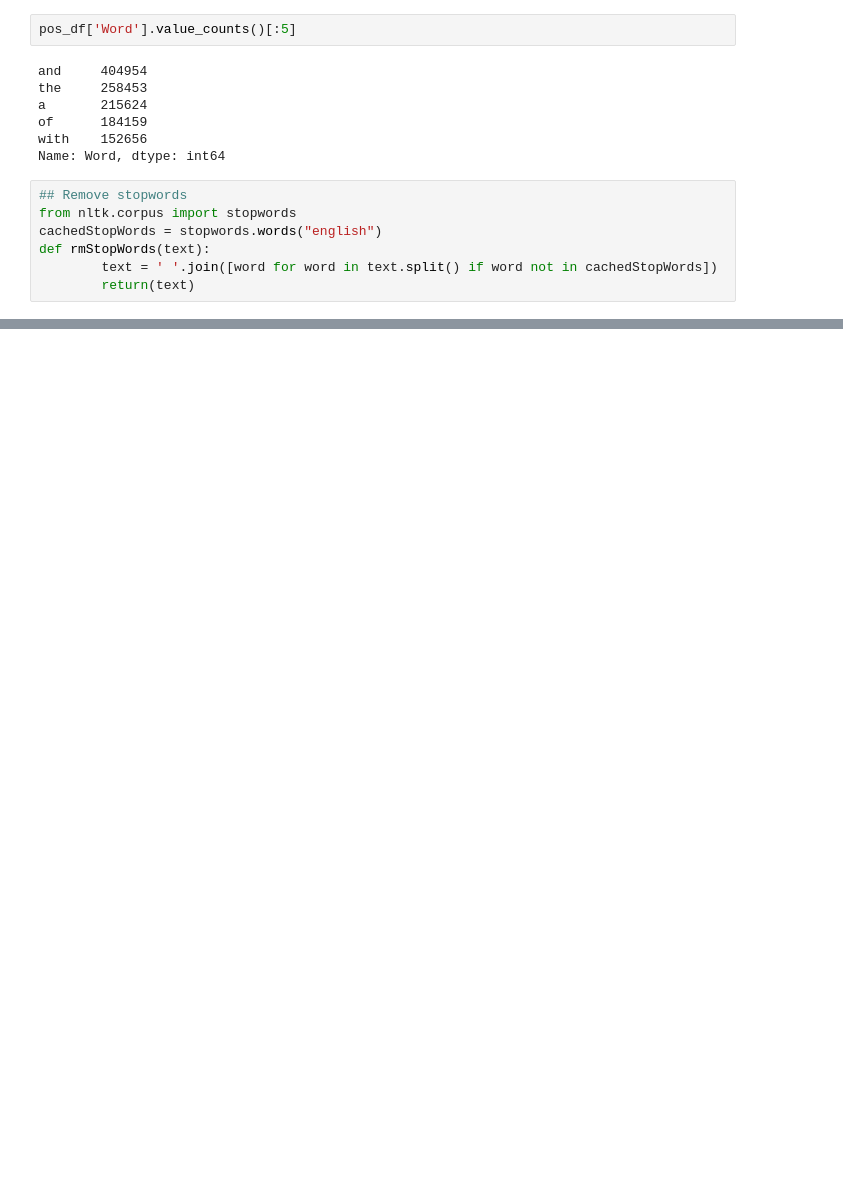
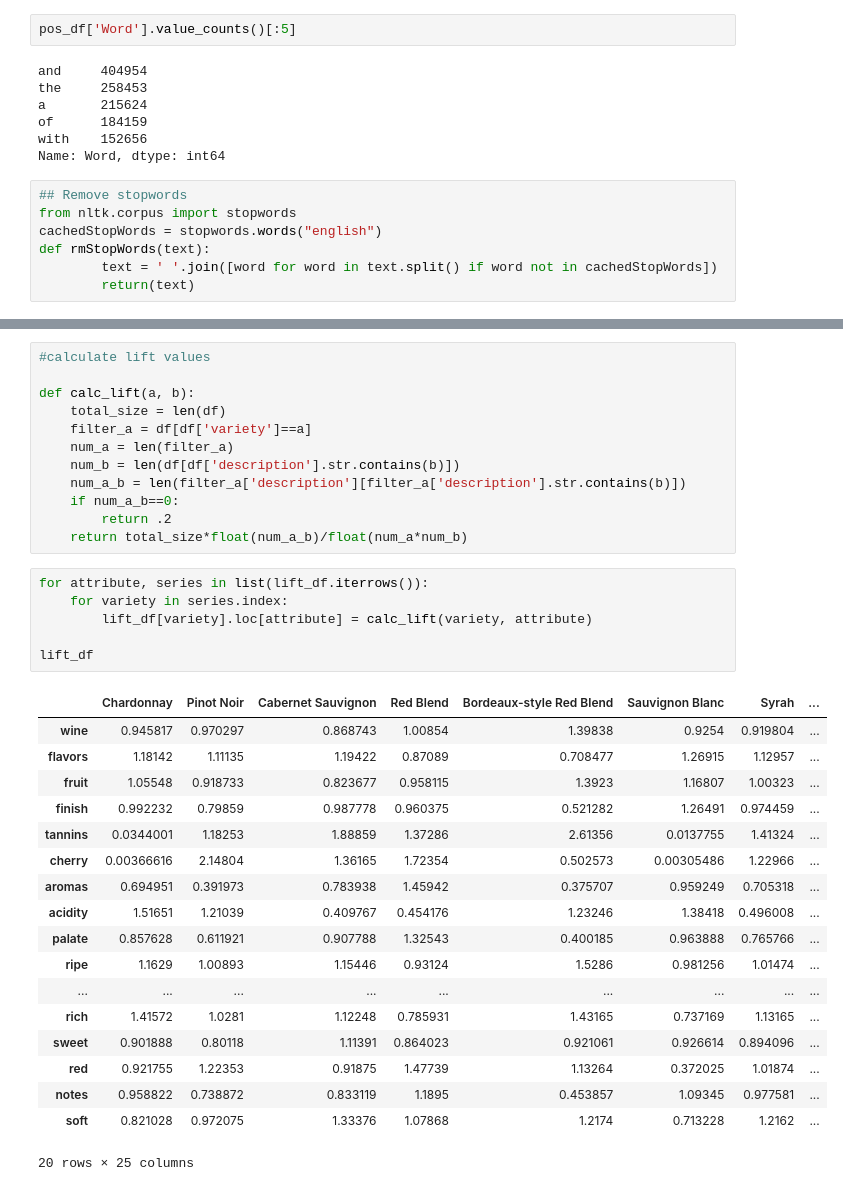
Before and after one commit to p-mckenzie/TextAnalytics, a Jupyter notebook: Project/Text_Project.ipynb, the cells around one changed output, grey strips where cells are left out. Drawn from its saved outputs; the diff is of its cells as text; blank space fills up the shorter version.

```diff
--- a/Project/Text_Project.ipynb
+++ b/Project/Text_Project.ipynb
@@ -318,0 +157,37 @@ new_test_df
+# %%
+#calculate lift values
+
+def calc_lift(a, b):
+    total_size = len(df)
+    filter_a = df[df['variety']==a]
+    num_a = len(filter_a)
+    num_b = len(df[df['description'].str.contains(b)])
+    num_a_b = len(filter_a['description'][filter_a['description'].str.contains(b)])
+    if num_a_b==0:
+        return .2
+    return total_size*float(num_a_b)/float(num_a*num_b)
+# %%
+for attribute, series in list(lift_df.iterrows()):
+    for variety in series.index:
+        lift_df[variety].loc[attribute] = calc_lift(variety, attribute)
+
+lift_df
+# %% [output]
+|  | Chardonnay | Pinot Noir | Cabernet Sauvignon | Red Blend | Bordeaux-style Red Blend | Sauvignon Blanc | Syrah | ... |
+| wine | 0.945817 | 0.970297 | 0.868743 | 1.00854 | 1.39838 | 0.9254 | 0.919804 | ... |
+| flavors | 1.18142 | 1.11135 | 1.19422 | 0.87089 | 0.708477 | 1.26915 | 1.12957 | ... |
+| fruit | 1.05548 | 0.918733 | 0.823677 | 0.958115 | 1.3923 | 1.16807 | 1.00323 | ... |
+| finish | 0.992232 | 0.79859 | 0.987778 | 0.960375 | 0.521282 | 1.26491 | 0.974459 | ... |
+| tannins | 0.0344001 | 1.18253 | 1.88859 | 1.37286 | 2.61356 | 0.0137755 | 1.41324 | ... |
+| cherry | 0.00366616 | 2.14804 | 1.36165 | 1.72354 | 0.502573 | 0.00305486 | 1.22966 | ... |
+| aromas | 0.694951 | 0.391973 | 0.783938 | 1.45942 | 0.375707 | 0.959249 | 0.705318 | ... |
+| acidity | 1.51651 | 1.21039 | 0.409767 | 0.454176 | 1.23246 | 1.38418 | 0.496008 | ... |
+| palate | 0.857628 | 0.611921 | 0.907788 | 1.32543 | 0.400185 | 0.963888 | 0.765766 | ... |
+| ripe | 1.1629 | 1.00893 | 1.15446 | 0.93124 | 1.5286 | 0.981256 | 1.01474 | ... |
+| ... | ... | ... | ... | ... | ... | ... | ... | ... |
+| rich | 1.41572 | 1.0281 | 1.12248 | 0.785931 | 1.43165 | 0.737169 | 1.13165 | ... |
+| sweet | 0.901888 | 0.80118 | 1.11391 | 0.864023 | 0.921061 | 0.926614 | 0.894096 | ... |
+| red | 0.921755 | 1.22353 | 0.91875 | 1.47739 | 1.13264 | 0.372025 | 1.01874 | ... |
+| notes | 0.958822 | 0.738872 | 0.833119 | 1.1895 | 0.453857 | 1.09345 | 0.977581 | ... |
+| soft | 0.821028 | 0.972075 | 1.33376 | 1.07868 | 1.2174 | 0.713228 | 1.2162 | ... |
+20 rows × 25 columns
```
Also changed, not shown: parts of 27 cells of this notebook, 1 other file.
